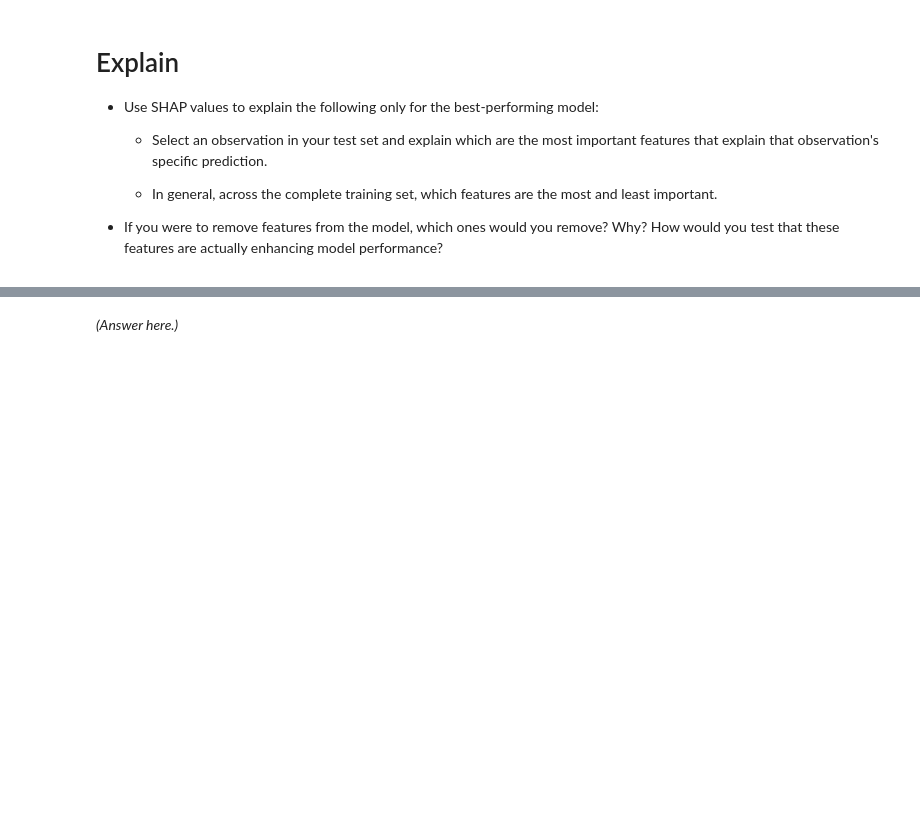
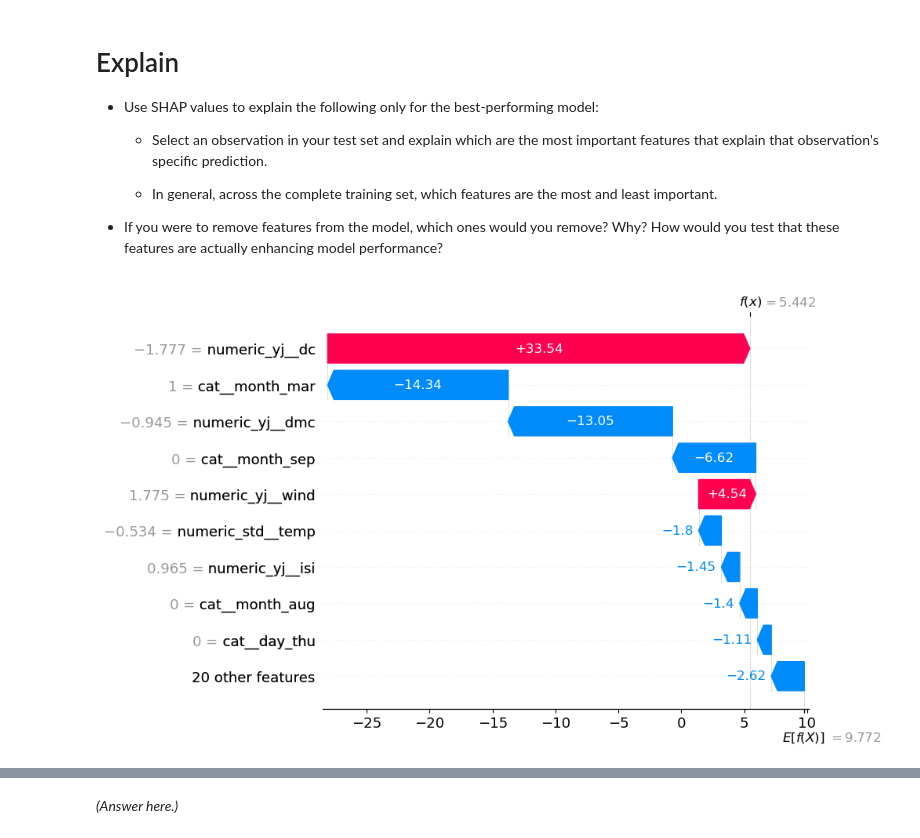
Before and after one commit to sumitgiri87/production, a Jupyter notebook: 02_activities/assignments/assignment_2.ipynb, the cells around one changed output, grey strips where cells are left out. Saved outputs shown, nothing was run; the diff lists cells and outputs as text; code cells hidden in the pictures; blank space fills up the shorter version.

```diff
--- a/02_activities/assignments/assignment_2.ipynb
+++ b/02_activities/assignments/assignment_2.ipynb
@@ -310,0 +607,5 @@ dtype: float64
+# %%
+best_model = grid_cv_reg1_proc2.best_estimator_
+with open("best_model.pkl", "wb") as f:
+    pickle.dump(best_model, f)
+print("Model saved to best_model.pkl to the working directory")
@@ -318,3 +621,19 @@ dtype: float64
     - In general, across the complete training set, which features are the most and least important.
 
 + If you were to remove features from the model, which ones would you remove? Why? How would you test that these features are actually enhancing model performance?
+# %%
+import shap
+X_test_transform = best_model.named_steps['preprocessing'].transform(X_test)
+X_train_transform = best_model.named_steps['preprocessing'].transform(X_train)
+# %%
+explainer = shap.explainers.Linear(
+    best_model.named_steps['regressor'],
+    X_train_transform,
+    feature_names = best_model.named_steps['preprocessing'].get_feature_names_out())
+# %%
+shap_values = explainer(X_test_transform)
+# %%
+i = 55
+shap.plots.waterfall(shap_values[i])
+# %% [output]
+[figure, added]
```
Also changed, not shown: parts of 40 cells of this notebook.
